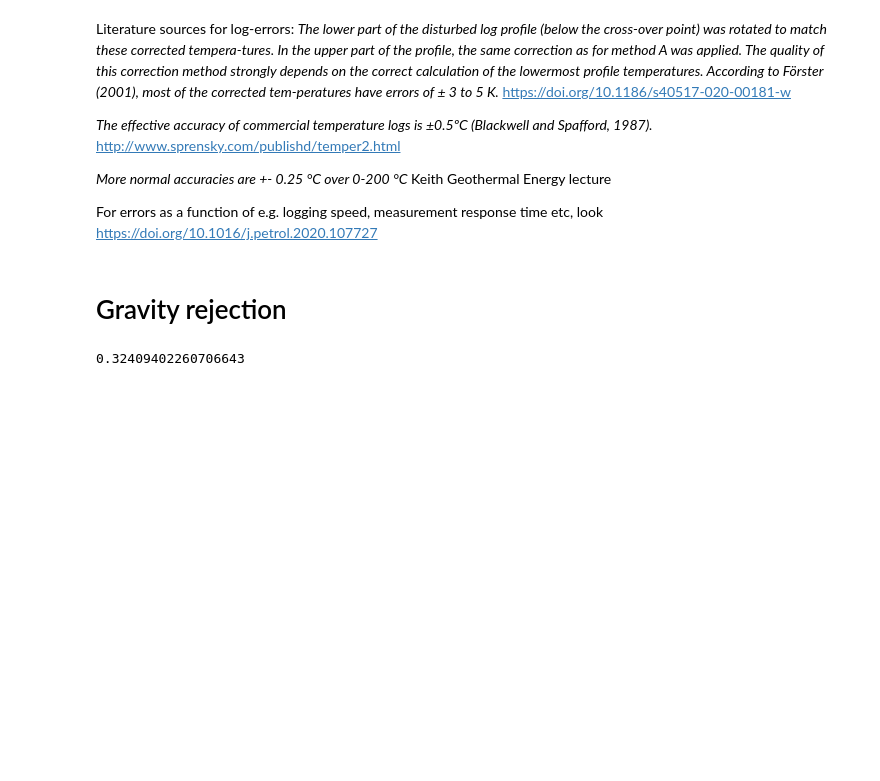
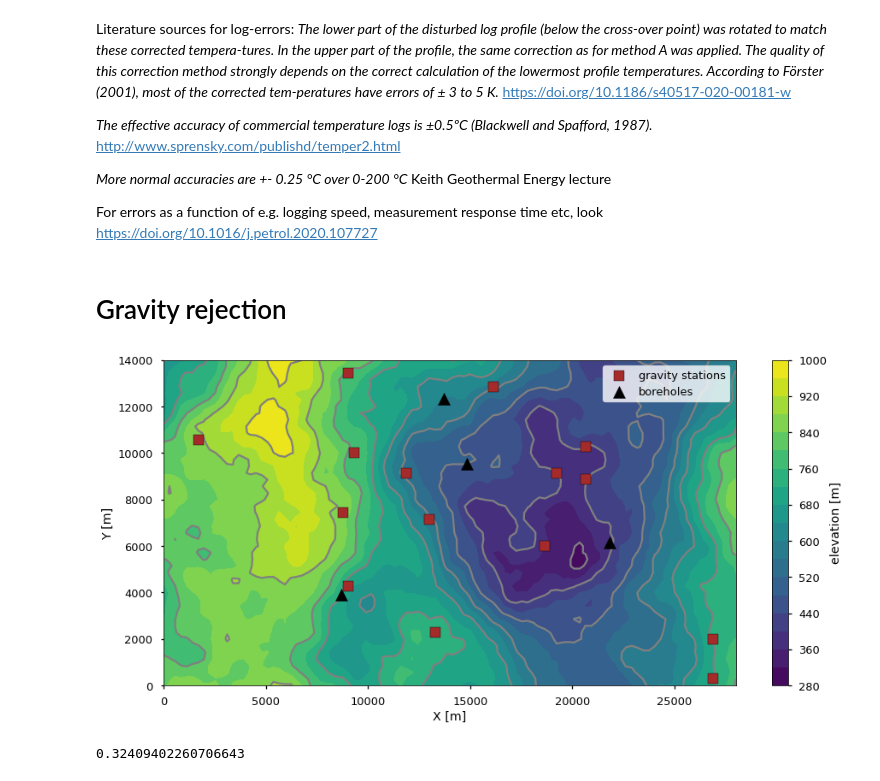
Before and after one commit to Japhiolite/PCT-modelling, a Jupyter notebook: notebooks/MC-model-analysis.ipynb, the cells around one changed output. Cells and saved outputs as stored; diff of their text form; code cells hidden in the pictures; blank space fills up the shorter version.

Commit message:
create base model and work on POC tutorial for generation of model

```diff
--- a/notebooks/MC-model-analysis.ipynb
+++ b/notebooks/MC-model-analysis.ipynb
@@ -9,6 +9,8 @@ import random
 import matplotlib.pyplot as plt
 %matplotlib inline
 
+plt.style.use(['seaborn-talk'])
+
 sys.path.append('../models/20210319_MC_no_middle_filling/')
 # %% [markdown]
 # Rejection algorithm based on random walk
@@ -41,9 +43,34 @@ _The lower part of the disturbed log profile (below the cross-over point) was ro
  For errors as a function of e.g. logging speed, measurement response time etc, look https://doi.org/10.1016/j.petrol.2020.107727
 # %% [markdown]
 # Gravity rejection
+# %%
+delx = 28000 / 100
+dely = 14000 / 50
+# %%
+# import DTM
+dtm = np.load('../models/20210319_MC_no_middle_filling/Graben_base_model/Graben_base_model_topography.npy')
 # %%
 # import data
 g_data = pd.read_csv('../models/20210322_forw_grav_seed58.csv')
+bhole = np.array([[31, 14],
+                 [78, 22],
+                 [53, 34],
+                 [49, 44]])
+# %%
+fig = plt.figure(figsize=[15,7])
+cs = plt.contourf(dtm[:,:,0], dtm[:,:,1], dtm[:,:,2],20)
+plt.contour(dtm[:,:,0], dtm[:,:,1], dtm[:,:,2],10, colors='gray', zorder=1)
+plt.scatter(g_data['X'], g_data['Y'], marker='s', s=150, c='brown', edgecolor='k',
+            label='gravity stations', zorder=2)
+plt.scatter(bhole[:,0]*delx, bhole[:,1]*dely, marker='^', s=200, c='k', label='boreholes',
+           zorder=3)
+plt.colorbar(cs, label='elevation [m]')
+plt.legend()
+plt.xlabel('X [m]')
+plt.ylabel('Y [m]')
+fig.savefig('../imgs/Model_topography_and_grav_stations.png', dpi=300, bbox_inches='tight')
+# %% [output]
+[figure, added]
 # %%
 g_coordinates = pd.read_csv('../models/20210319_MC_no_middle_filling/grav_stations_coordinates.csv', sep=';')
 g_simu = pd.read_csv('../models/20210319_MC_no_middle_filling/MC_grav_simulations_run01and02_1000_reals_rseed0_250+50mstd.csv',
```
Also changed, not shown: parts of 1 cell of this notebook, 15 other files.
